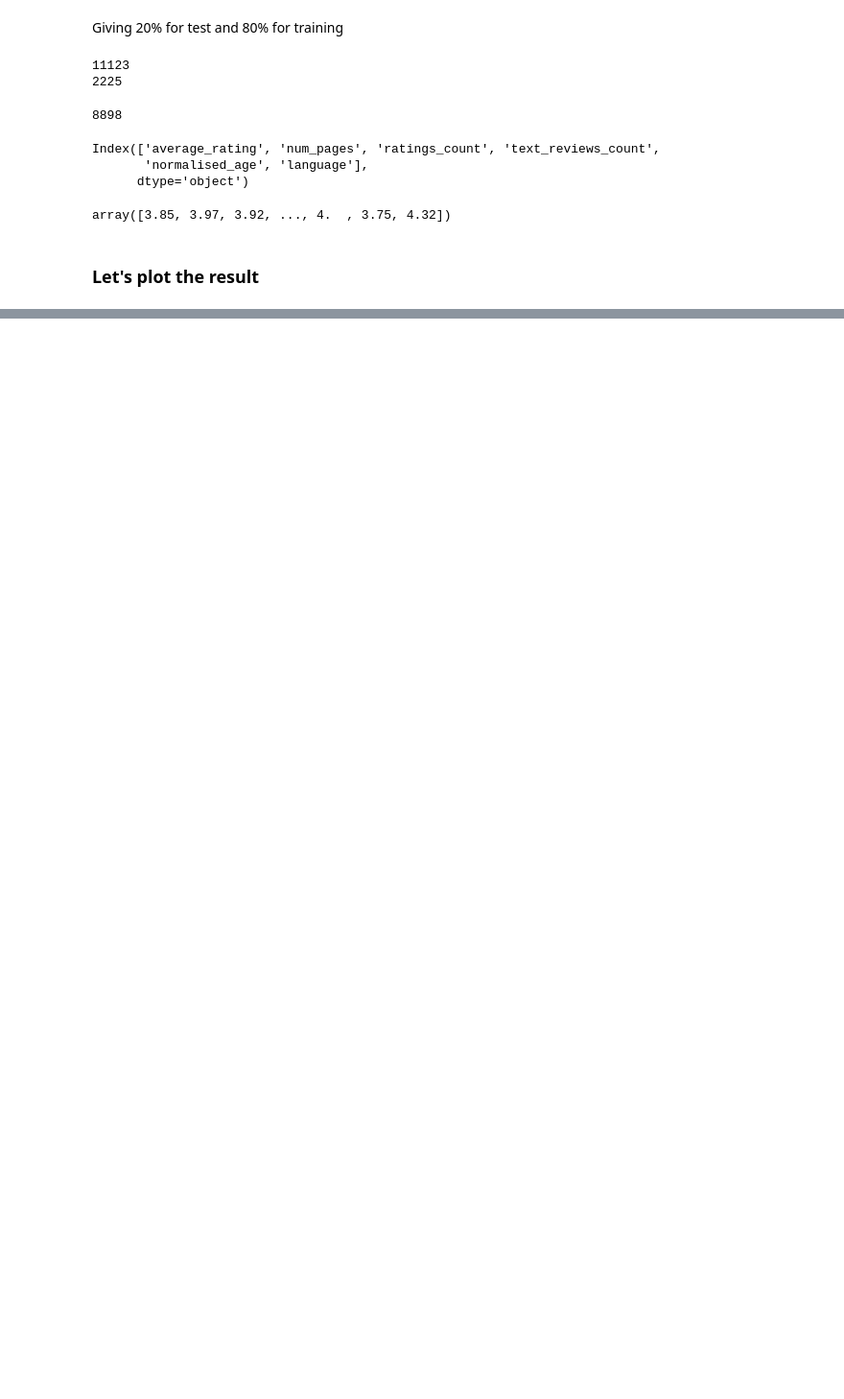
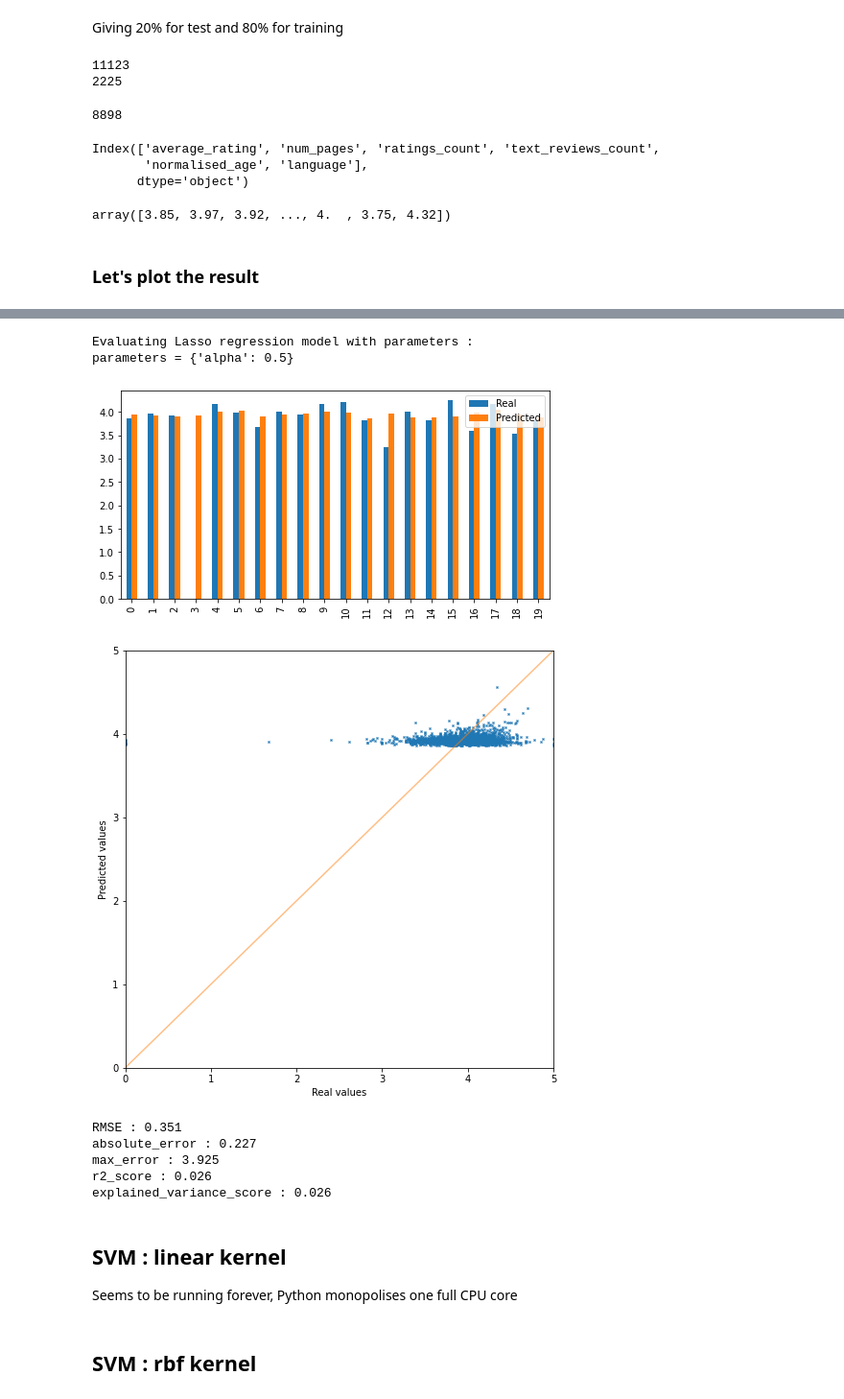
Before and after one commit to Attoumassa/book_rating_prediction_model, a Jupyter notebook: feature_engineering.ipynb, the cells around one changed output, grey strips where cells are left out. Shown at 96% size. Cells and saved outputs as stored; diff of their text form; code cells hidden in the pictures; blank space fills up the shorter version.

```diff
--- a/feature_engineering.ipynb
+++ b/feature_engineering.ipynb
@@ -492,0 +540,38 @@ print(random_forest_eval_2)
+# %%
+# get the values of the explanatory variables for the training data
+X_train = df_train.loc[:,['num_pages', 'ratings_count', 'text_reviews_count',
+       'normalised_age', 'language']].values
+#the values of the variable to be predicted
+y_train = df_train.average_rating.values
+
+# get the values of the explanatory variables  for the test data
+X_test = df_test.loc[:,['num_pages', 'ratings_count', 'text_reviews_count',
+       'normalised_age', 'language']].values
+#the values of the variable to be predicted
+y_test = df_test.average_rating.values
+# %%
+params = {
+    "alpha": 0.5
+}
+
+
+lasso_model = Lasso(**params)
+
+lasso_model.fit(X_train, y_train)
+lasso_predict = lasso_model.predict(X_test)
+# %%
+lasso_eval = evaluate_model(y_test, lasso_predict, "Lasso regression", f"parameters = {params}")
+# %% [output]
+Evaluating Lasso regression model with parameters :
+parameters = {'alpha': 0.5}
+[figure, added]
+[figure, added]
+RMSE : 0.351
+absolute_error : 0.227
+max_error : 3.925
+r2_score : 0.026
+explained_variance_score : 0.026
+# %% [markdown]
+## SVM : linear kernel
+
+Seems to be running forever, Python monopolises one full CPU core
@@ -492,0 +592,2 @@ print(random_forest_eval_2)
+# %% [markdown]
+## SVM : rbf kernel
```
Also changed, not shown: parts of 14 cells of this notebook.
